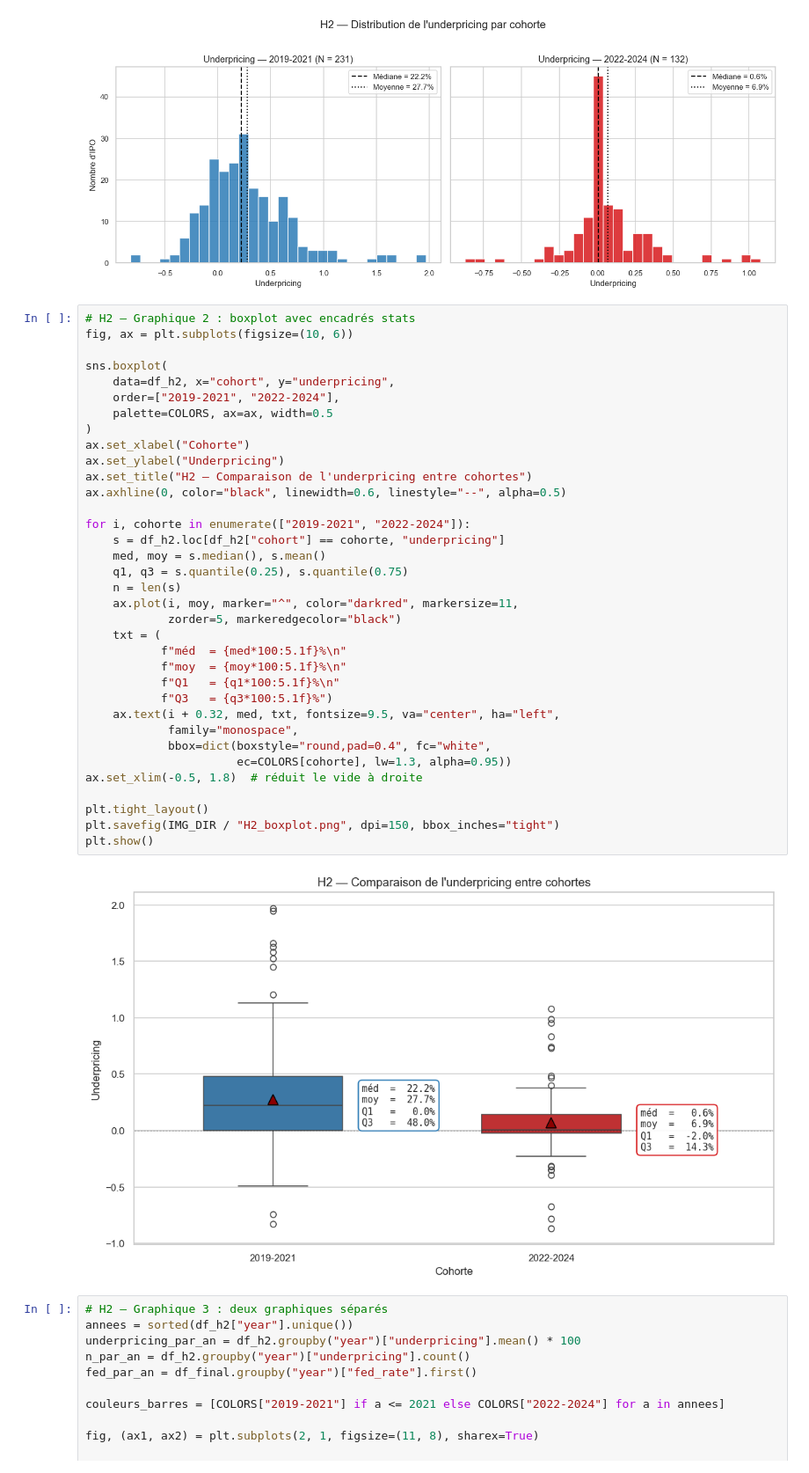
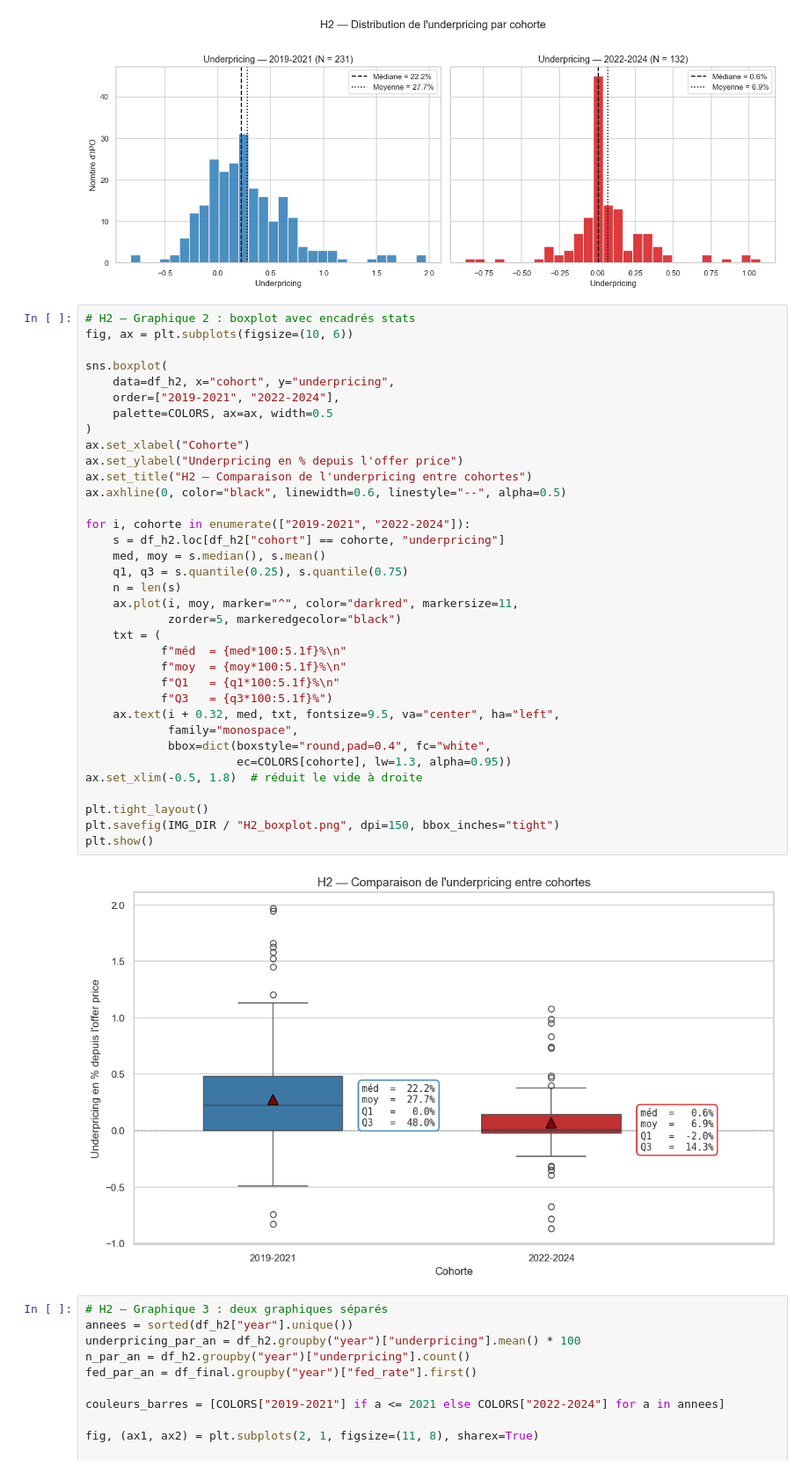
Before and after one commit to Dmkn78/IPO, a Jupyter notebook: final/IPO_H1_H2_H3_H4_corrected_offer_returns.ipynb, the cells around one changed output. Shown at 88% size. Saved outputs shown, nothing was run; the diff lists cells and outputs as text.

```diff
--- a/final/IPO_H1_H2_H3_H4_corrected_offer_returns.ipynb
+++ b/final/IPO_H1_H2_H3_H4_corrected_offer_returns.ipynb
@@ -695,35 +694,35 @@ sns.boxplot(
     data=df_h2, x="cohort", y="underpricing",
     order=["2019-2021", "2022-2024"],
     palette=COLORS, ax=ax, width=0.5
 )
 ax.set_xlabel("Cohorte")
-ax.set_ylabel("Underpricing")
+ax.set_ylabel("Underpricing en % depuis l'offer price")
 ax.set_title("H2 — Comparaison de l'underpricing entre cohortes")
 ax.axhline(0, color="black", linewidth=0.6, linestyle="--", alpha=0.5)
 
 for i, cohorte in enumerate(["2019-2021", "2022-2024"]):
     s = df_h2.loc[df_h2["cohort"] == cohorte, "underpricing"]
     med, moy = s.median(), s.mean()
     q1, q3 = s.quantile(0.25), s.quantile(0.75)
     n = len(s)
     ax.plot(i, moy, marker="^", color="darkred", markersize=11,
             zorder=5, markeredgecolor="black")
     txt = (
            f"méd  = {med*100:5.1f}%\n"
            f"moy  = {moy*100:5.1f}%\n"
            f"Q1   = {q1*100:5.1f}%\n"
            f"Q3   = {q3*100:5.1f}%")
     ax.text(i + 0.32, med, txt, fontsize=9.5, va="center", ha="left",
             family="monospace",
             bbox=dict(boxstyle="round,pad=0.4", fc="white",
                       ec=COLORS[cohorte], lw=1.3, alpha=0.95))
 ax.set_xlim(-0.5, 1.8)  # réduit le vide à droite
 
 plt.tight_layout()
 plt.savefig(IMG_DIR / "H2_boxplot.png", dpi=150, bbox_inches="tight")
 plt.show()
 # %% [output]
-[figure, old version]
+[figure, new version]
 # %%
 # H2 — Graphique 3 : deux graphiques séparés
 annees = sorted(df_h2["year"].unique())
```
Also changed, not shown: parts of 5 cells of this notebook, 3 other files.
